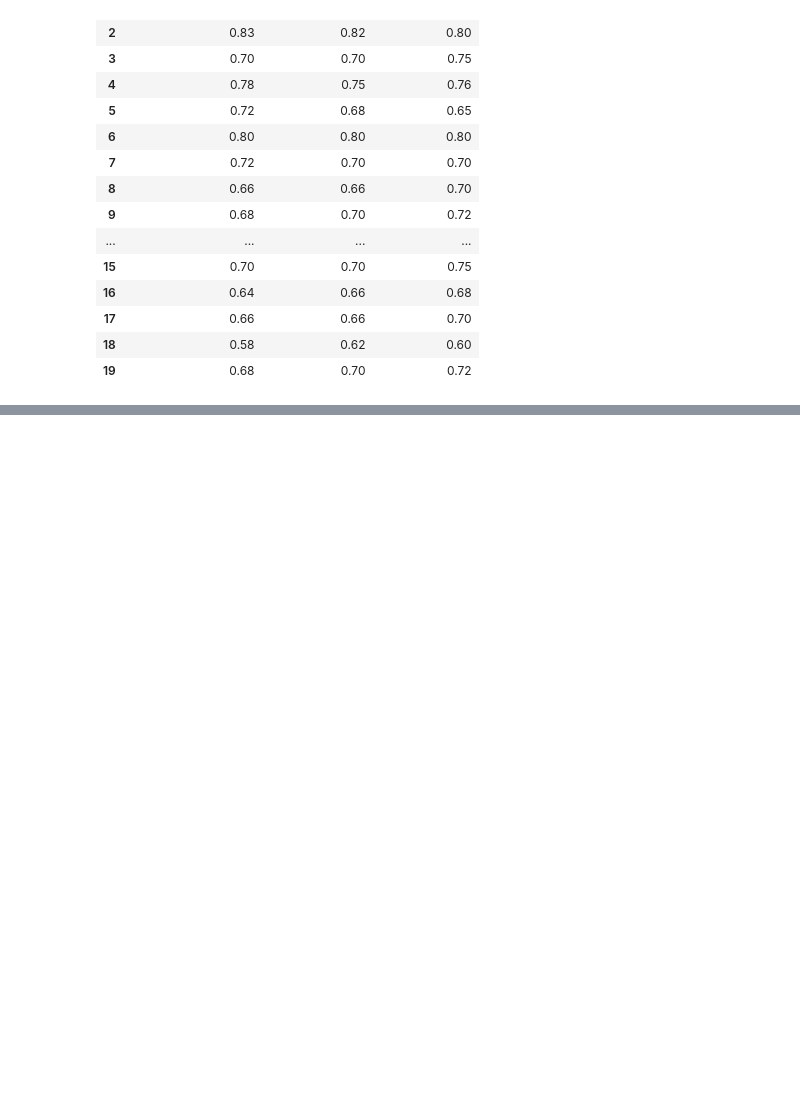
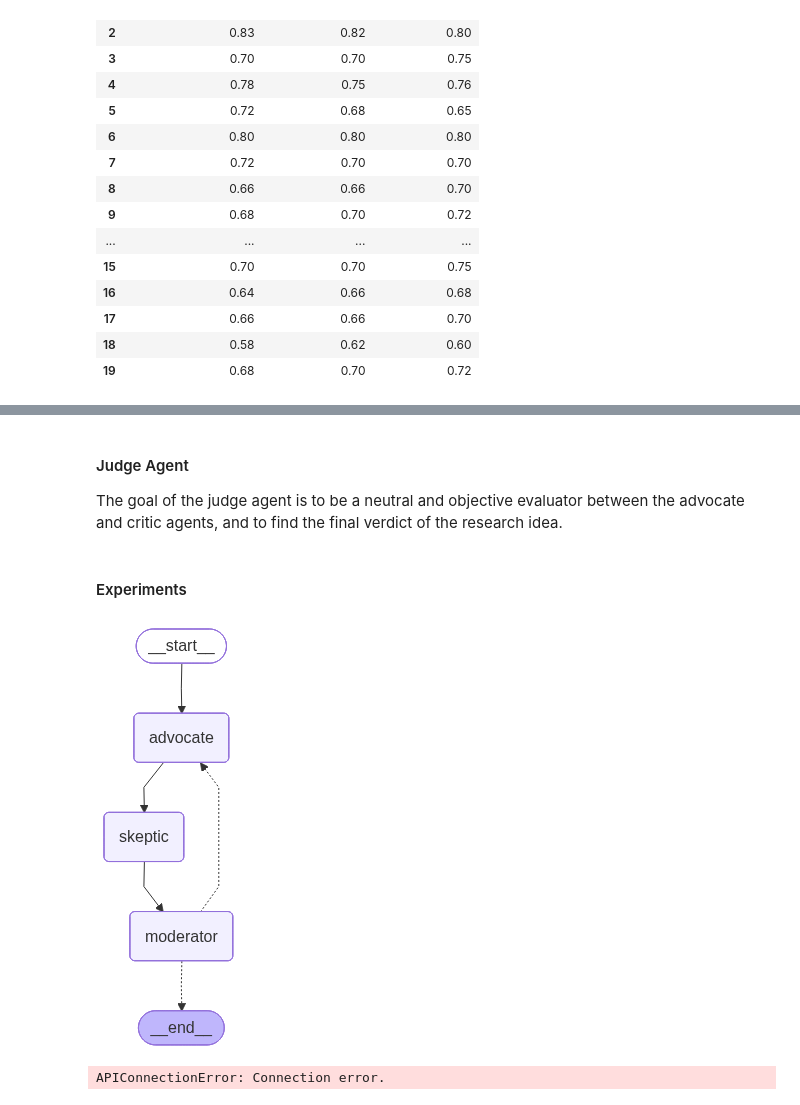
Before and after one commit to ariqhadi/research_idea_evaluation, a Jupyter notebook: evaluation_program.ipynb, the cells around one changed output, grey strips where cells are left out. Cells and saved outputs as stored; diff of their text form; code cells hidden in the pictures; blank space fills up the shorter version.

Commit message:
ai_agents

```diff
--- a/evaluation_program.ipynb
+++ b/evaluation_program.ipynb
@@ -639,0 +623,22 @@ papers_df[["methodology_overlap","problem_overlap","domain_overlap"]]
+# %%
+class AdversarialAgent(BaseModel):
+    """
+    Base class for Adversarial Agents
+    All agents must provide evidence-based arguments citing retrieved papers.
+    """
+    argument: str = Field(
+        description="The main argument presented by the agent"
+    )
+
+    supporting_papers: List[str] = Field(
+        description="List of paper IDs cited to support this argument",
+        default_factory=list
+    )
+
+    key_points: List[str] = Field(
+        description="Main points made in this argument",
+        default_factory=list
+    )
+
+    def to_dict(self) -> Dict:
+        return self.model_dump()
@@ -639,0 +677,15 @@ papers_df[["methodology_overlap","problem_overlap","domain_overlap"]]
+# %%
+def call_advocate_agent(state: DebateState):
+    research_idea = state['research_idea']
+    retrieved_papers = state['retrieved_papers']
+    messages = state['messages']
+
+    response = advocate_agent.invoke({
+        "research_idea": research_idea,
+        "retrieved_papers": retrieved_papers,
+        "history": messages  # Pass the messages list directly
+    })
+
+    return {
+        "messages": [AIMessage(content=response.argument)]
+    }
@@ -639,0 +743,3 @@ papers_df[["methodology_overlap","problem_overlap","domain_overlap"]]
+# %% [markdown]
+#### Judge Agent
+The goal of the judge agent is to be a neutral and objective evaluator between the advocate and critic agents, and to find the final verdict of the research idea.
@@ -639,0 +926,2 @@ papers_df[["methodology_overlap","problem_overlap","domain_overlap"]]
+# %% [markdown]
+#### Experiments
@@ -639,0 +991,30 @@ papers_df[["methodology_overlap","problem_overlap","domain_overlap"]]
+# %%
+from IPython.display import Image, display
+
+# Visualize the debate graph
+display(Image(debate_graph.get_graph().draw_mermaid_png()))
+# %% [output]
+[figure, added]
+# %%
+# Extract research idea from initial user input
+research_idea_text = result_llm["messages"][0].content
+
+# Extract and format retrieved papers
+papers_json = json.loads(result_llm["messages"][-2].content)  # -2 because -1 is the analysis
+retrieved_papers_text = getReferencePaper.prepare_papers_for_llm(papers_json)
+
+# Run the adversarial debate
+debate_result = debate_graph.invoke({
+    "research_idea": research_idea_text,
+    "retrieved_papers": retrieved_papers_text,
+    "messages": [],
+    "iteration": 0,
+    "max_iterations": 4,
+    "debate_concluded": False
+})
+
+# Display the debate messages
+for msg in debate_result["messages"]:
+    print(f"\n{'-'*80}\n{msg.content}\n")
+# %% [output]
+APIConnectionError: Connection error.
```
Also changed, not shown: parts of 23 cells of this notebook.
